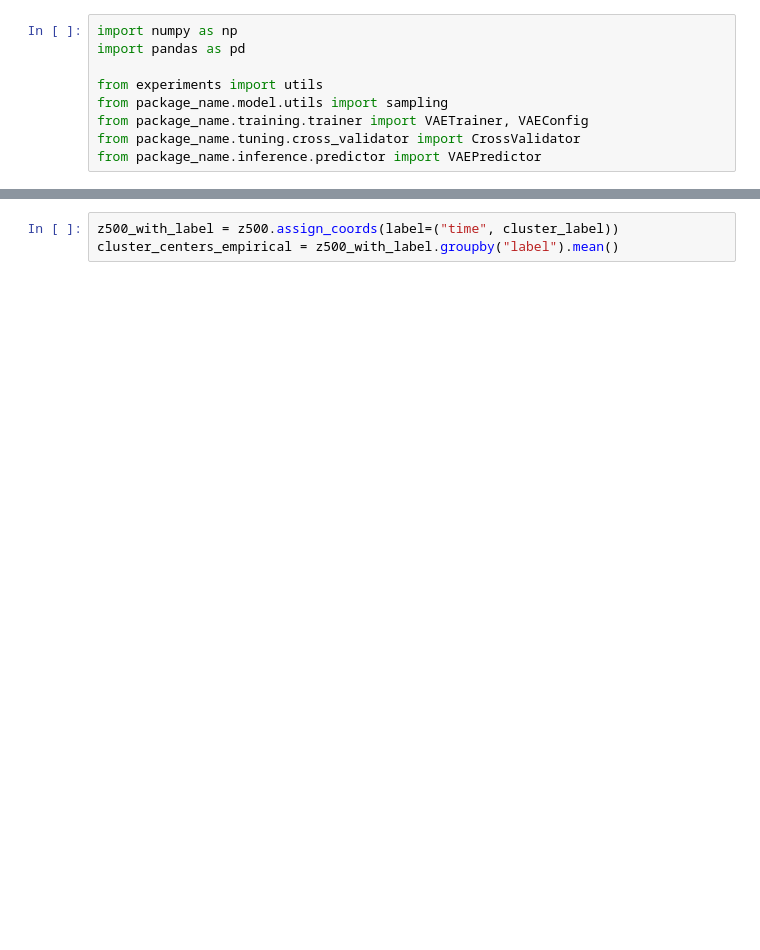
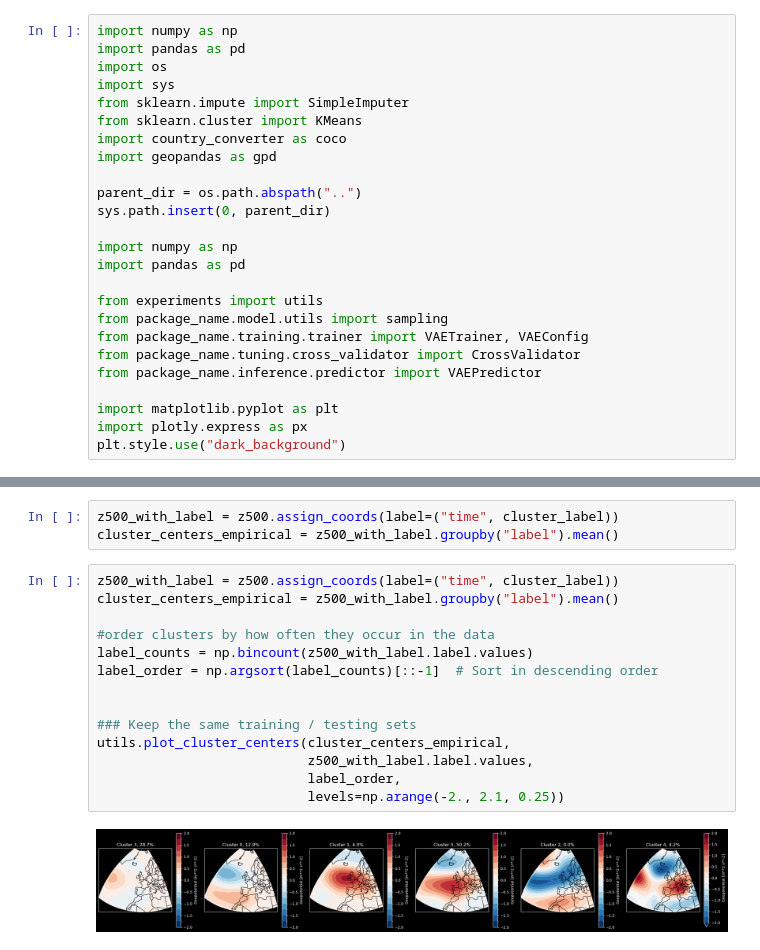
Before and after one commit to EmmaScharfmann/CodeForEarth, a Jupyter notebook: experiments/cmmvae.ipynb, the cells around one changed output, grey strips where cells are left out. Drawn from its saved outputs; the diff is of its cells as text; blank space fills up the shorter version.

```diff
--- a/experiments/cmmvae.ipynb
+++ b/experiments/cmmvae.ipynb
@@ -1,4 +1,16 @@
 # %%
+import numpy as np
+import pandas as pd
+import os
+import sys
+from sklearn.impute import SimpleImputer
+from sklearn.cluster import KMeans
+import country_converter as coco
+import geopandas as gpd
+
+parent_dir = os.path.abspath("..")
+sys.path.insert(0, parent_dir)
+
 import numpy as np
 import pandas as pd
 
@@ -7,3 +19,7 @@ from package_name.model.utils import sampling
 from package_name.training.trainer import VAETrainer, VAEConfig
 from package_name.tuning.cross_validator import CrossValidator
 from package_name.inference.predictor import VAEPredictor
+
+import matplotlib.pyplot as plt
+import plotly.express as px
+plt.style.use("dark_background")
@@ -186,6 +239,22 @@ cluster_label = np.argmax(cluster_probs, axis=1)
 # %%
 z500_with_label = z500.assign_coords(label=("time", cluster_label))
 cluster_centers_empirical = z500_with_label.groupby("label").mean()
+# %%
+z500_with_label = z500.assign_coords(label=("time", cluster_label))
+cluster_centers_empirical = z500_with_label.groupby("label").mean()
+
+#order clusters by how often they occur in the data
+label_counts = np.bincount(z500_with_label.label.values)
+label_order = np.argsort(label_counts)[::-1]  # Sort in descending order
+
+
+### Keep the same training / testing sets
+utils.plot_cluster_centers(cluster_centers_empirical,
+                           z500_with_label.label.values,
+                           label_order,
+                           levels=np.arange(-2., 2.1, 0.25))
+# %% [output]
+[figure, added]
 # %%
 z500_with_label = z500.assign_coords(label=("time", cluster_label))
 cluster_centers_empirical = z500_with_label.groupby("label").mean()
```
Also changed, not shown: parts of 8 cells of this notebook, 8 other files.
